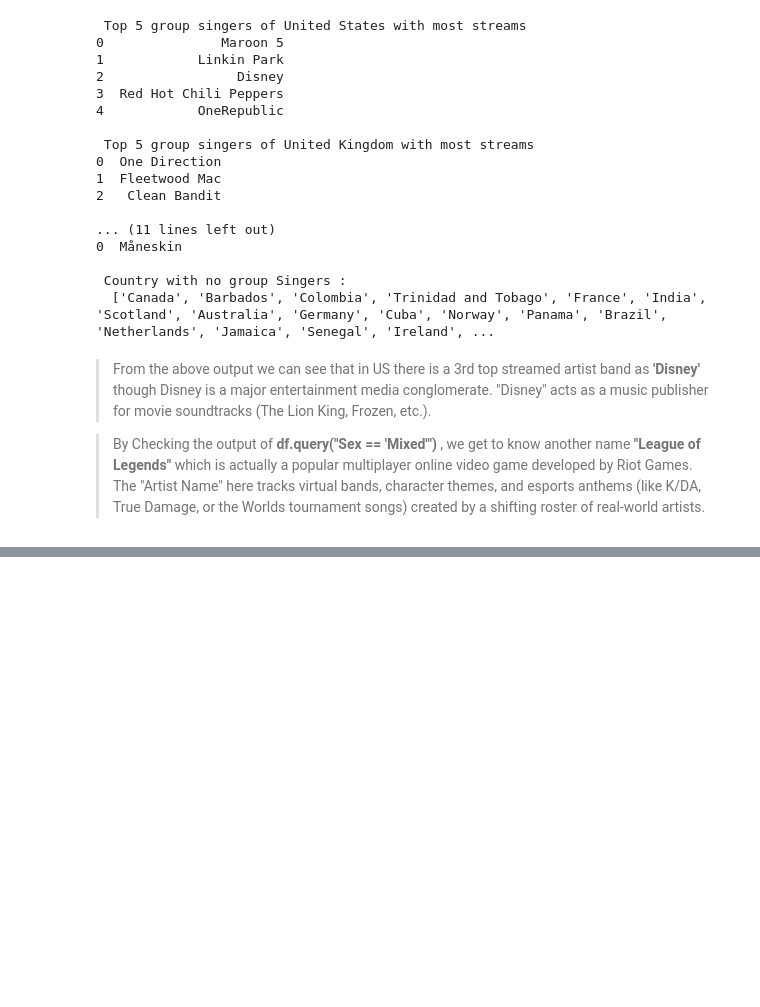
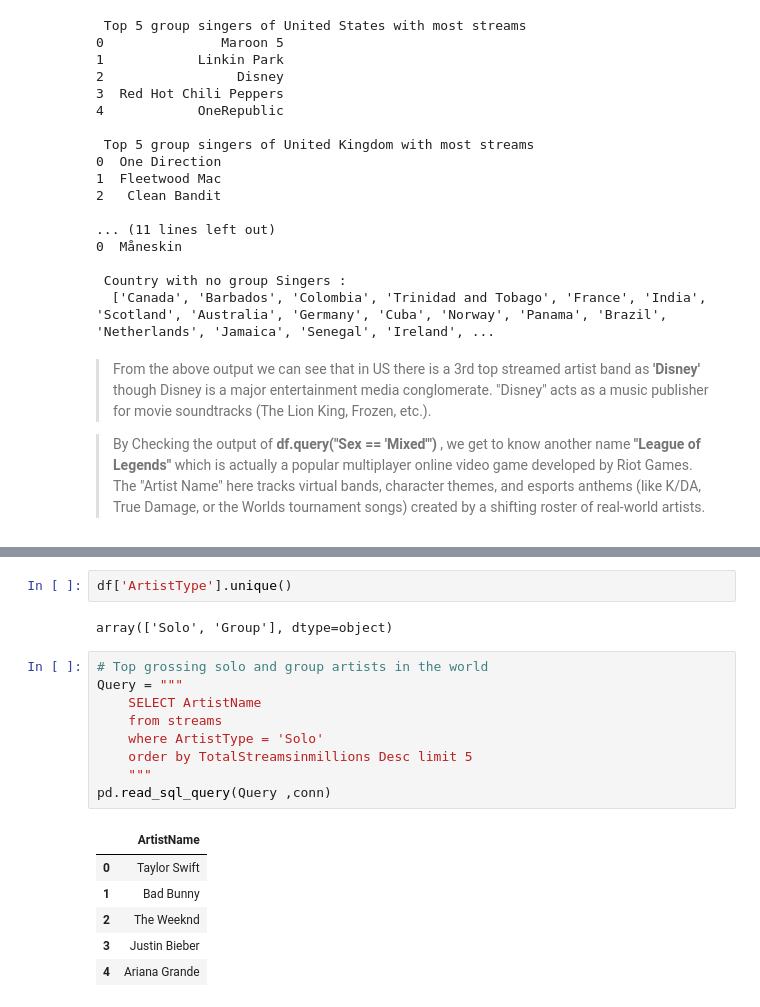
Before and after one commit to satyam2006-cmd/DataForge, a Jupyter notebook: Journey_milestones_and_mini_projects/most-streamed-artist-on-spotify.ipynb, the cells around one changed output, grey strips where cells are left out. Saved outputs shown, nothing was run; the diff lists cells and outputs as text; blank space fills up the shorter version.

```diff
--- a/Journey_milestones_and_mini_projects/most-streamed-artist-on-spotify.ipynb
+++ b/Journey_milestones_and_mini_projects/most-streamed-artist-on-spotify.ipynb
@@ -417,0 +457,20 @@ df.query("PrimaryGenre == 'Soundtrack' and ArtistType == 'Group' ")
+# %%
+df['ArtistType'].unique()
+# %% [output]
+array(['Solo', 'Group'], dtype=object)
+# %%
+# Top grossing solo and group artists in the world
+Query = """
+    SELECT ArtistName
+    from streams
+    where ArtistType = 'Solo'
+    order by TotalStreamsinmillions Desc limit 5
+    """
+pd.read_sql_query(Query ,conn)
+# %% [output]
+|  | ArtistName |
+| 0 | Taylor Swift |
+| 1 | Bad Bunny |
+| 2 | The Weeknd |
+| 3 | Justin Bieber |
+| 4 | Ariana Grande |
```
Also changed, not shown: parts of 15 cells of this notebook.
